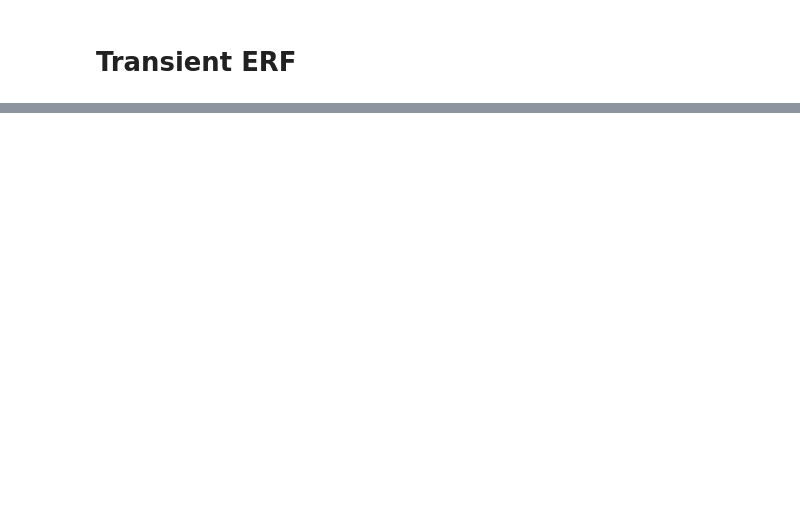
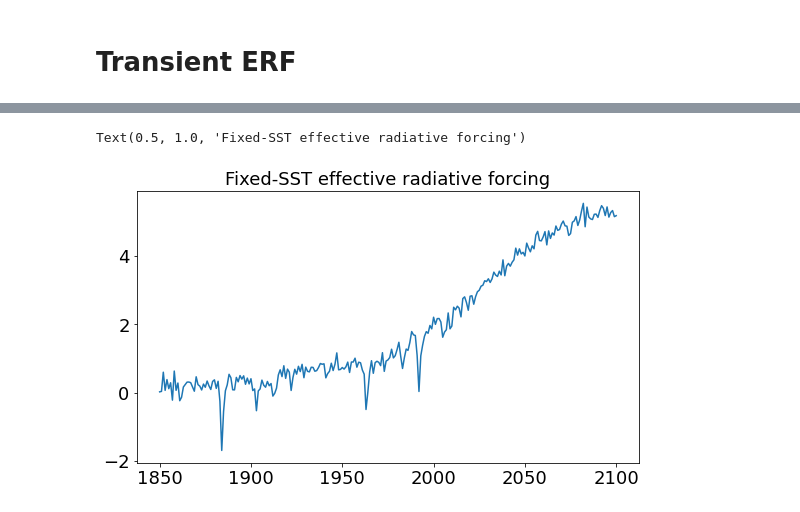
Before and after one commit to Hegebf/CMIP6-forcing, a Jupyter notebook: notebooks/TransientERF.ipynb, the cells around one changed output, grey strips where cells are left out. Cells and saved outputs as stored; diff of their text form; code cells hidden in the pictures; blank space fills up the shorter version.

```diff
--- a/notebooks/TransientERF.ipynb
+++ b/notebooks/TransientERF.ipynb
@@ -113,0 +127,9 @@ controlN.plot()
+# %%
+fig, ax = plt.subplots(figsize = [9,5])
+effradf = histN - controlN.mean()
+ax.plot(years,effradf);
+ax.tick_params(axis='both',labelsize=18)
+ax.set_title('Fixed-SST effective radiative forcing',fontsize = 18)
+# %% [output]
+Text(0.5, 1.0, 'Fixed-SST effective radiative forcing')
+[figure, added]
```
Also changed, not shown: parts of 14 cells of this notebook, 11 other files.
